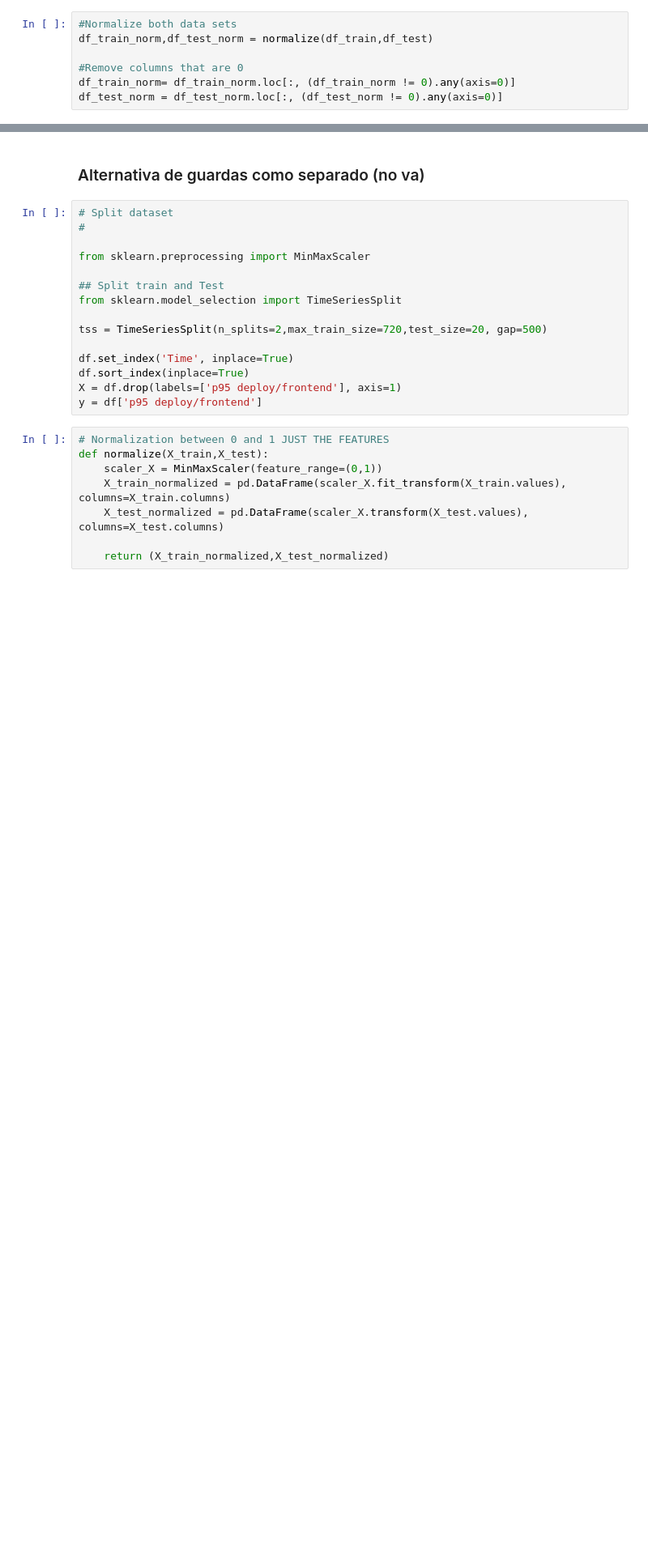
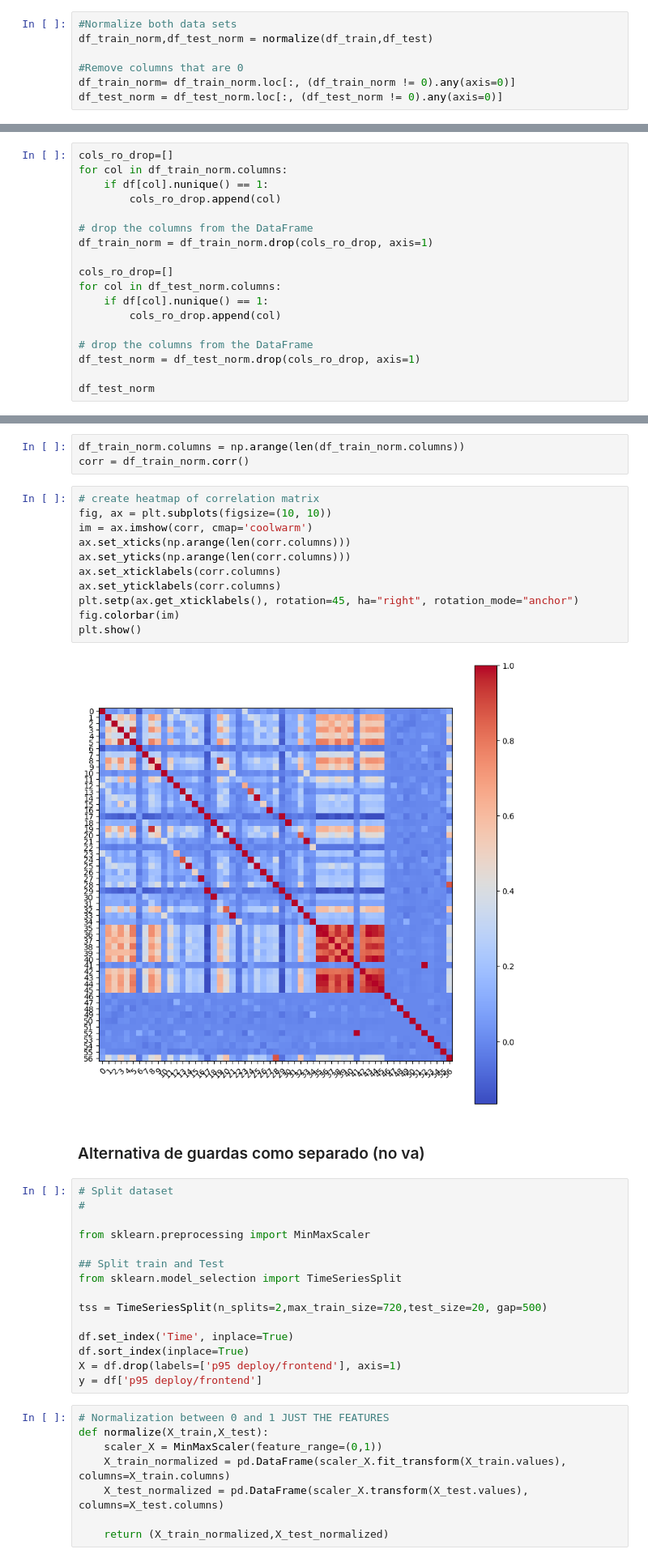
Before and after one commit to ezelanza/Transformers-for-latency-prediction, a Jupyter notebook: main.ipynb, the cells around one changed output, grey strips where cells are left out. Shown at 81% size. Saved outputs shown, nothing was run; the diff lists cells and outputs as text; blank space fills up the shorter version.

```diff
--- a/main.ipynb
+++ b/main.ipynb
@@ -115,0 +117,18 @@ df_test_norm
+# %%
+cols_ro_drop=[]
+for col in df_train_norm.columns:
+    if df[col].nunique() == 1:
+        cols_ro_drop.append(col)
+
+# drop the columns from the DataFrame
+df_train_norm = df_train_norm.drop(cols_ro_drop, axis=1)
+
+cols_ro_drop=[]
+for col in df_test_norm.columns:
+    if df[col].nunique() == 1:
+        cols_ro_drop.append(col)
+
+# drop the columns from the DataFrame
+df_test_norm = df_test_norm.drop(cols_ro_drop, axis=1)
+
+df_test_norm
@@ -140,3 +176,19 @@ df_test_norm.to_csv('Dataset/Test/Test_norm_full_std.csv')
+# %%
+df_train_norm.columns = np.arange(len(df_train_norm.columns))
+corr = df_train_norm.corr()
+# %%
+# create heatmap of correlation matrix
+fig, ax = plt.subplots(figsize=(10, 10))
+im = ax.imshow(corr, cmap='coolwarm')
+ax.set_xticks(np.arange(len(corr.columns)))
+ax.set_yticks(np.arange(len(corr.columns)))
+ax.set_xticklabels(corr.columns)
+ax.set_yticklabels(corr.columns)
+plt.setp(ax.get_xticklabels(), rotation=45, ha="right", rotation_mode="anchor")
+fig.colorbar(im)
+plt.show()
+# %% [output]
+[figure, added]
 # %% [markdown]
 ### Alternativa de guardas como separado (no va)
 # %%
```
Also changed, not shown: parts of 30 cells of this notebook, 23 other files.
